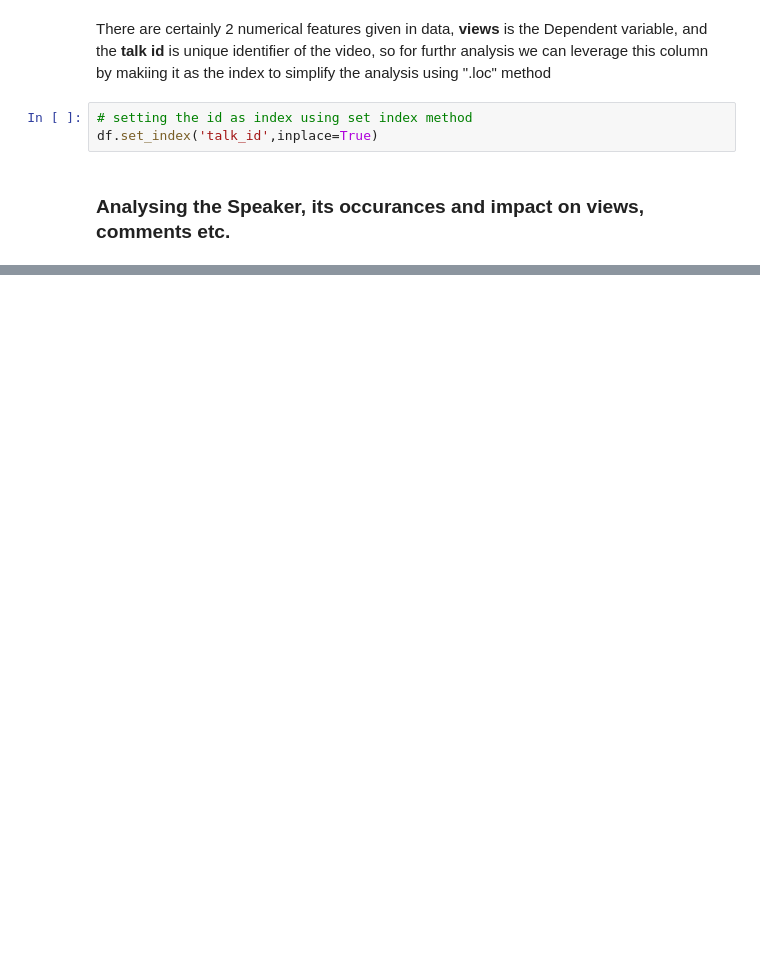
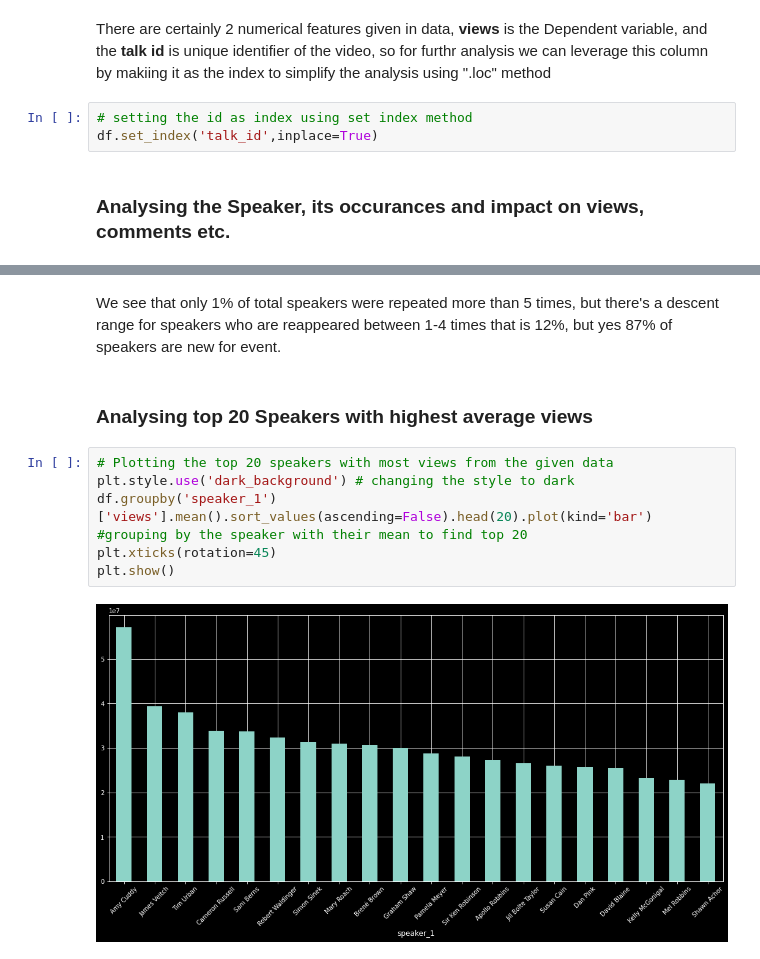
Before and after one commit to GuptaRitik/Ted-talk-views-prediction, a Jupyter notebook: TEDx_talks_views_pred.ipynb, the cells around one changed output, grey strips where cells are left out. Saved outputs shown, nothing was run; the diff lists cells and outputs as text; blank space fills up the shorter version.

```diff
--- a/TEDx_talks_views_pred.ipynb
+++ b/TEDx_talks_views_pred.ipynb
@@ -279,0 +351,12 @@ Alex Gendler and Iseult Gillespie have the most number of occurance in TEDx even
+# %% [markdown]
+We see that only 1% of total speakers were repeated more than 5 times, but there's a descent range for speakers who are reappeared between 1-4 times that is 12%, but yes 87% of speakers are new for event.
+# %% [markdown]
+### Analysing top 20 Speakers with highest average views
+# %%
+# Plotting the top 20 speakers with most views from the given data
+plt.style.use('dark_background') # changing the style to dark
+df.groupby('speaker_1')['views'].mean().sort_values(ascending=False).head(20).plot(kind='bar') #grouping by the speaker with their mean to find top 20
+plt.xticks(rotation=45)
+plt.show()
+# %% [output]
+[figure, added]
```
Also changed, not shown: parts of 52 cells of this notebook.
